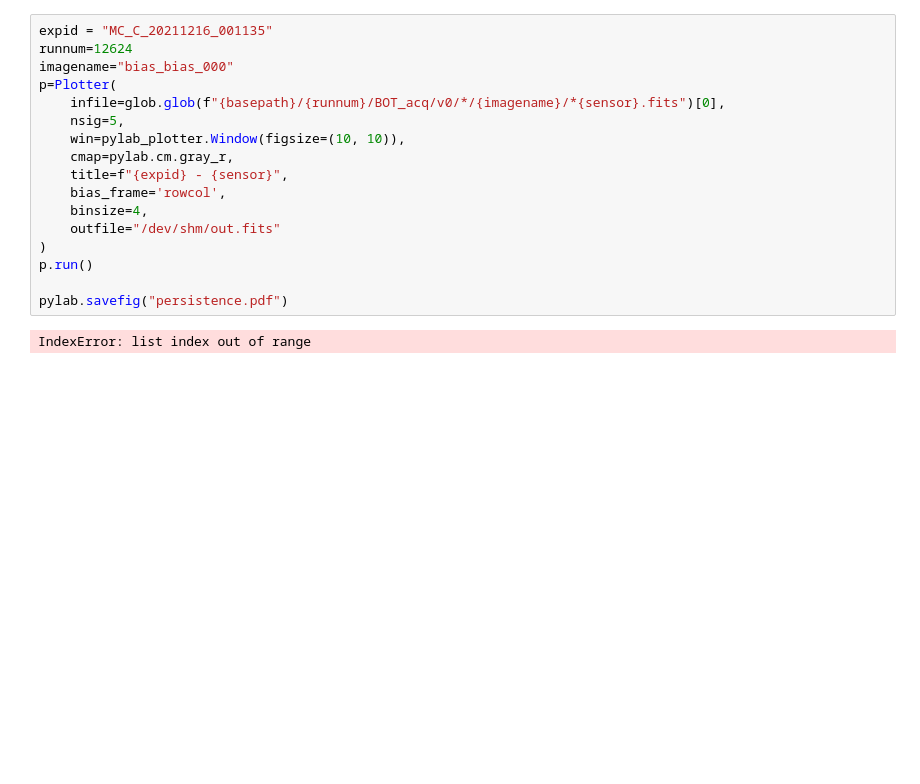
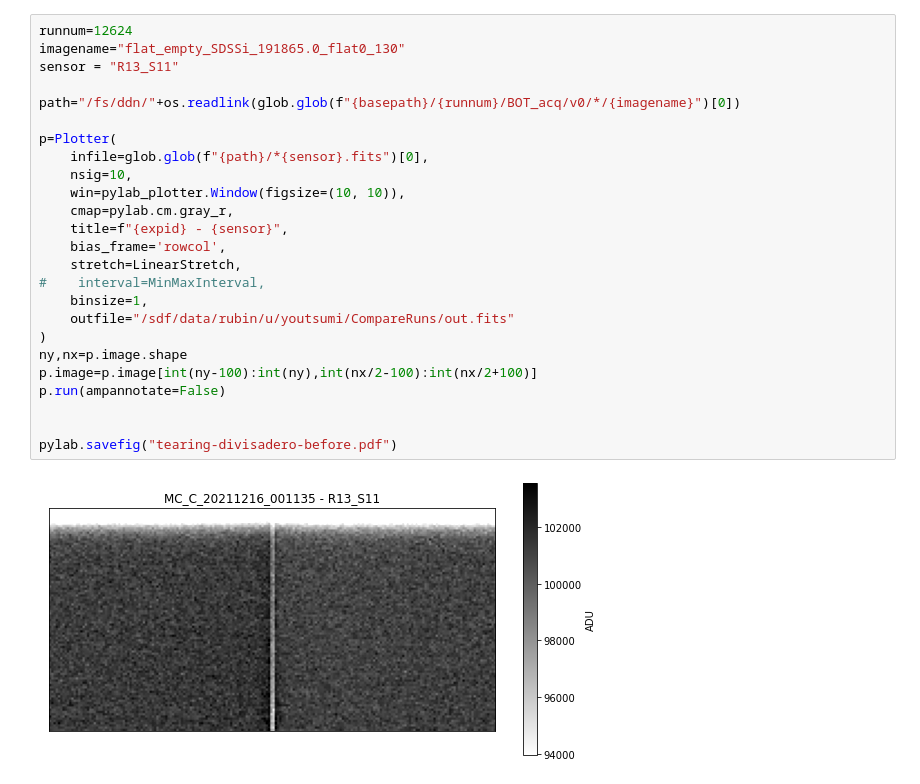
Before and after one commit to lsst-camera-dh/CompareRuns, a Jupyter notebook: PublicationImages.ipynb, the cells around one changed output. Cells and saved outputs as stored; diff of their text form; blank space fills up the shorter version.

```diff
--- a/PublicationImages.ipynb
+++ b/PublicationImages.ipynb
@@ -129,19 +157,27 @@ Adding an axes using the same arguments as a previous axes currently reuses the
 # %%
-expid = "MC_C_20211216_001135"
 runnum=12624
-imagename="bias_bias_000"
+imagename="flat_empty_SDSSi_191865.0_flat0_130"
+sensor = "R13_S11"
+
+path="/fs/ddn/"+os.readlink(glob.glob(f"{basepath}/{runnum}/BOT_acq/v0/*/{imagename}")[0])
+
 p=Plotter(
-    infile=glob.glob(f"{basepath}/{runnum}/BOT_acq/v0/*/{imagename}/*{sensor}.fits")[0],
-    nsig=5,
+    infile=glob.glob(f"{path}/*{sensor}.fits")[0],
+    nsig=10,
     win=pylab_plotter.Window(figsize=(10, 10)),
     cmap=pylab.cm.gray_r,
     title=f"{expid} - {sensor}",
     bias_frame='rowcol',
-    binsize=4,
-    outfile="/dev/shm/out.fits"
+    stretch=LinearStretch,
+#    interval=MinMaxInterval,
+    binsize=1,
+    outfile="/sdf/data/rubin/u/youtsumi/CompareRuns/out.fits"
 )
-p.run()
+ny,nx=p.image.shape
+p.image=p.image[int(ny-100):int(ny),int(nx/2-100):int(nx/2+100)]
+p.run(ampannotate=False)
 
-pylab.savefig("persistence.pdf")
+
+pylab.savefig("tearing-divisadero-before.pdf")
 # %% [output]
-IndexError: list index out of range
+[figure, added]
```
Also changed, not shown: parts of 16 cells of this notebook.
